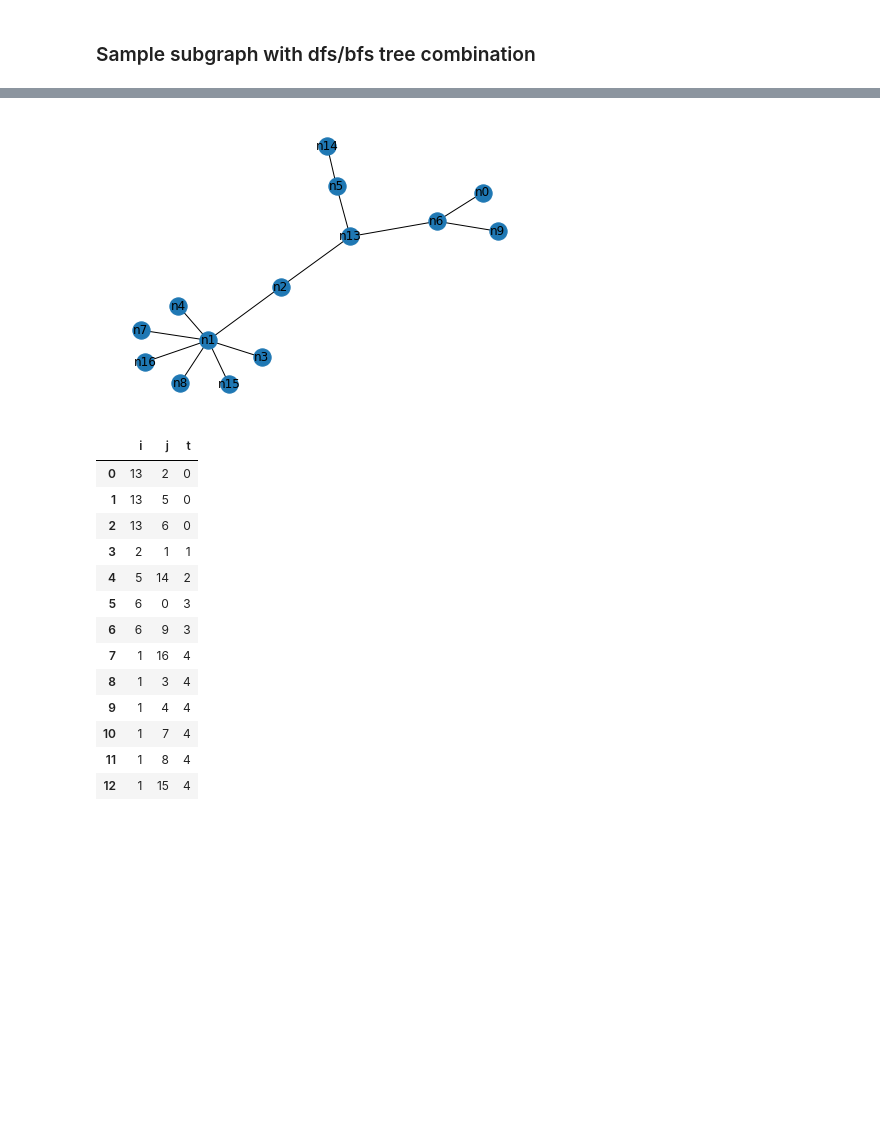
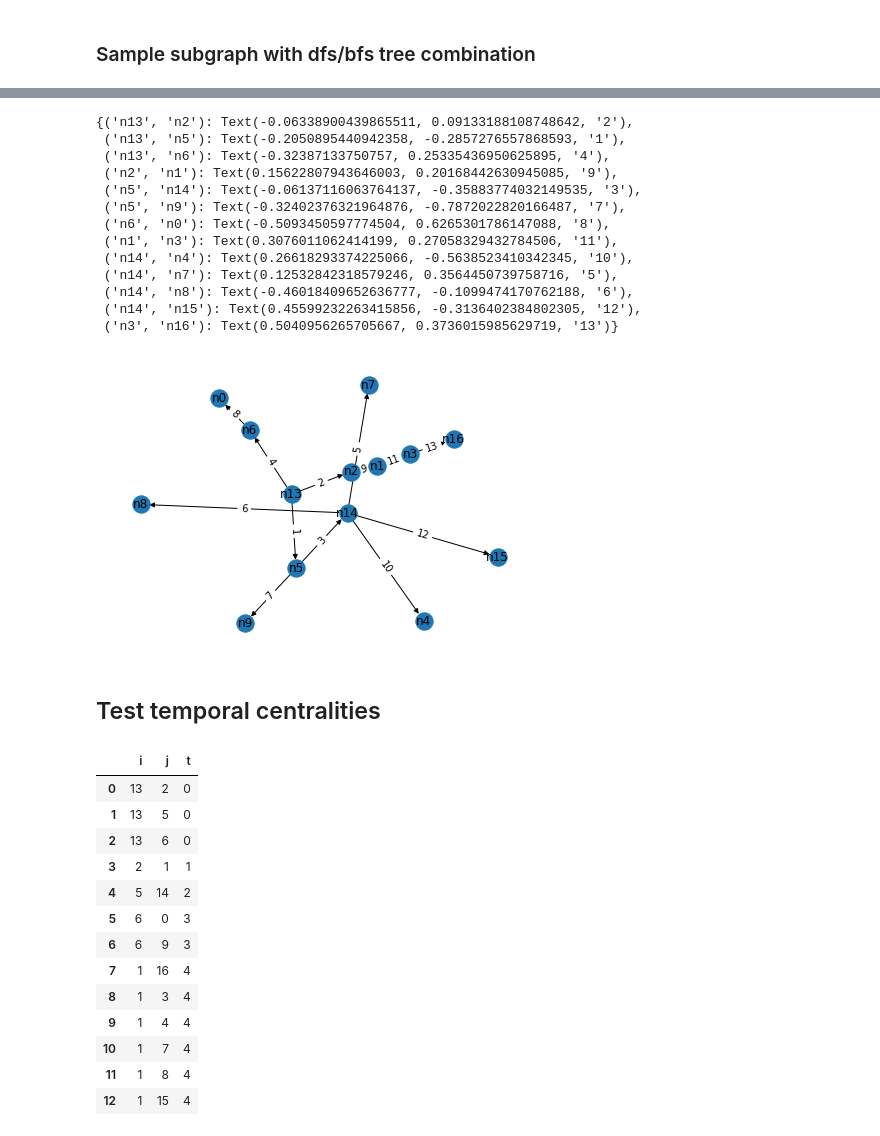
Before and after one commit to hpi-sam/Spatio-Temporal-Graphs, a Jupyter notebook: src/anomalies.ipynb, the cells around one changed output, grey strips where cells are left out. Cells and saved outputs as stored; diff of their text form; code cells hidden in the pictures; blank space fills up the shorter version.

```diff
--- a/src/anomalies.ipynb
+++ b/src/anomalies.ipynb
@@ -212,28 +67,0 @@ def add_timesteps_to_graph(subgraph, start_node) -> nx.DiGraph():
-# %%
-MAXLAG = 2
-
-G=nx.Graph()
-G.add_node(frontend_node[0])
-# idea for timestep sampling
-time=0
-nodes_to_visit = [frontend_node[0]]
-for node in nodes_to_visit:
-    potential_next_nodes = []
-    potential_next_nodes = [n for n in list(graph.neighbors(node)) if not n in nodes_to_visit]
-
-    if len(potential_next_nodes) > 0:
-        if np.random.choice([0, 1]):
-            # bfs way
-            next_nodes = potential_next_nodes
-        else:
-            # dfs way
-            next_nodes = [potential_next_nodes[np.random.choice(len(potential_next_nodes))]]
-
-        nodes_to_visit += next_nodes
-        for next_node in next_nodes:
-            G.add_node(next_node)
-            G.add_edge(node, next_node, timestamp=time)
-        time +=1
-nx.draw(G, with_labels=True)
-# %% [output]
-[figure, removed]
@@ -240,3 +70,25 @@ nx.draw(G, with_labels=True)
+# %%
+nx.draw(subgraph, nx.spring_layout(subgraph, seed=7), with_labels=True)
+edge_labels = nx.get_edge_attributes(subgraph, "timestep")
+nx.draw_networkx_edge_labels(subgraph, nx.spring_layout(subgraph, seed=7), edge_labels)
+#plt.tight_layout()
+# %% [output]
+{('n13', 'n2'): Text(-0.06338900439865511, 0.09133188108748642, '2'),
+ ('n13', 'n5'): Text(-0.2050895440942358, -0.2857276557868593, '1'),
+ ('n13', 'n6'): Text(-0.32387133750757, 0.25335436950625895, '4'),
+ ('n2', 'n1'): Text(0.15622807943646003, 0.20168442630945085, '9'),
+ ('n5', 'n14'): Text(-0.06137116063764137, -0.35883774032149535, '3'),
+ ('n5', 'n9'): Text(-0.32402376321964876, -0.7872022820166487, '7'),
+ ('n6', 'n0'): Text(-0.5093450597774504, 0.6265301786147088, '8'),
+ ('n1', 'n3'): Text(0.3076011062414199, 0.27058329432784506, '11'),
+ ('n14', 'n4'): Text(0.26618293374225066, -0.5638523410342345, '10'),
+ ('n14', 'n7'): Text(0.12532842318579246, 0.3564450739758716, '5'),
+ ('n14', 'n8'): Text(-0.46018409652636777, -0.1099474170762188, '6'),
+ ('n14', 'n15'): Text(0.45599232263415856, -0.3136402384802305, '12'),
+ ('n3', 'n16'): Text(0.5040956265705667, 0.3736015985629719, '13')}
+[figure, added]
+# %% [markdown]
+## Test temporal centralities
 # %%
 edge_df = nx.to_pandas_edgelist(G)
 edge_df.columns = ['i','j','t']
```
Also changed, not shown: parts of 17 cells of this notebook, 2 other files.
